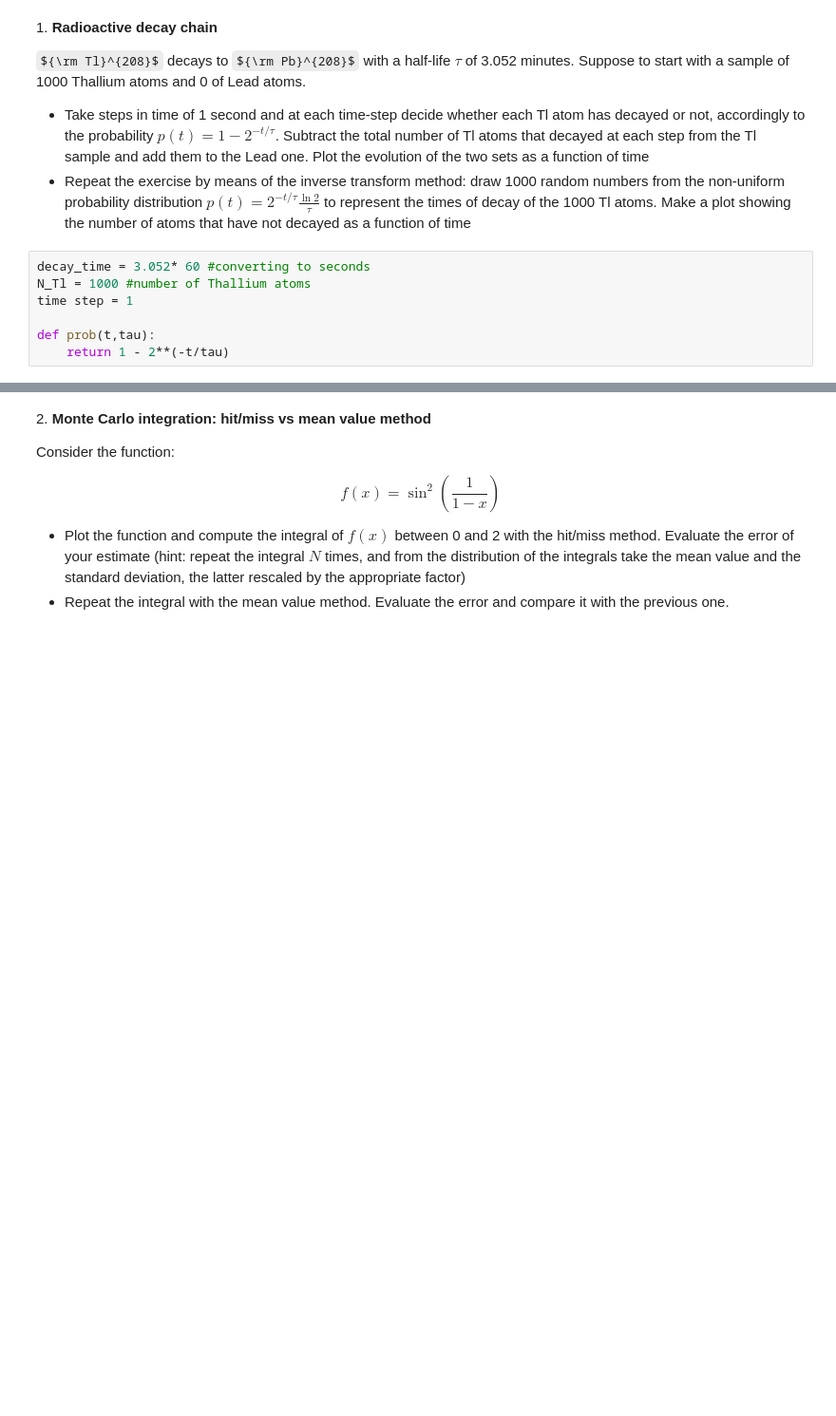
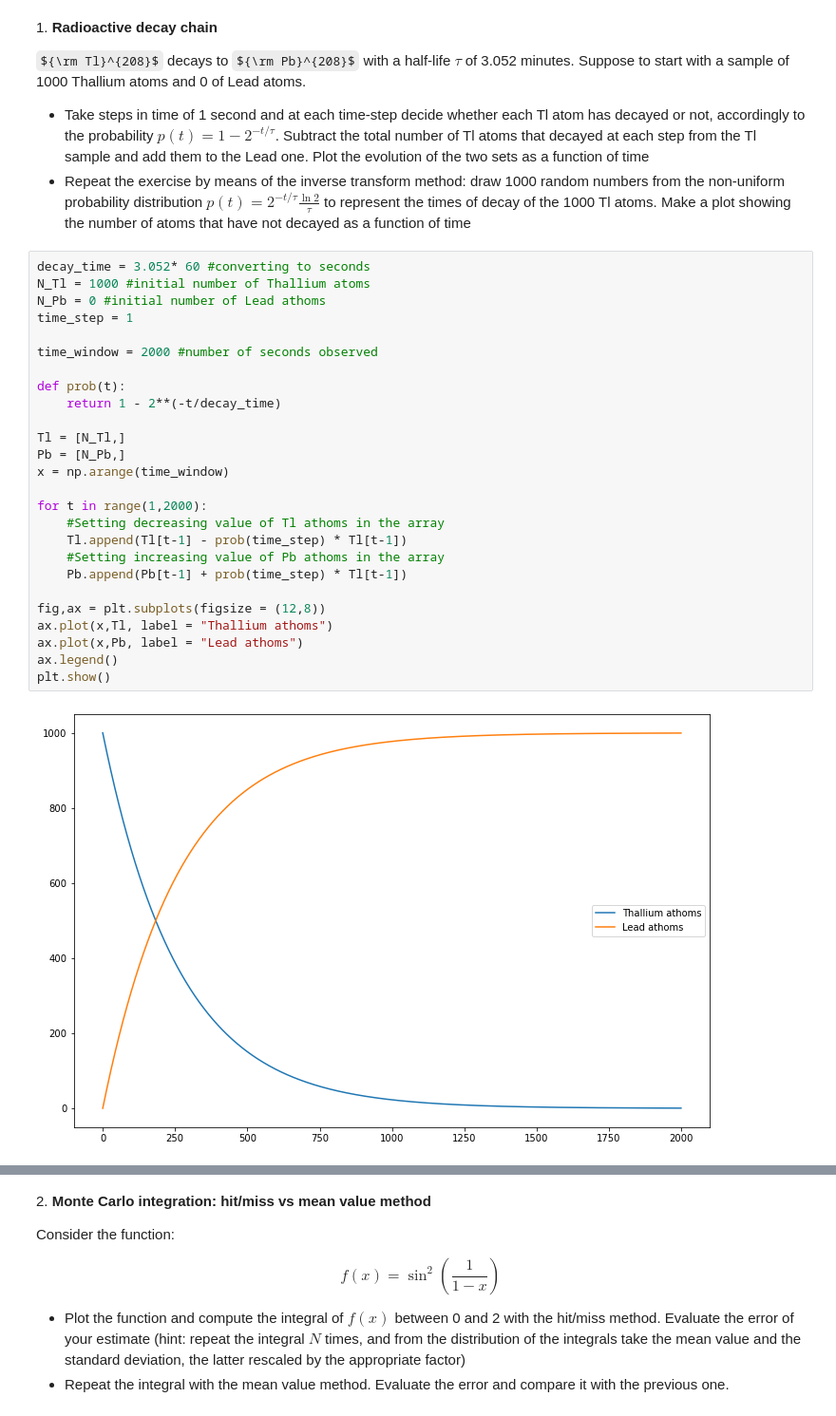
Before and after one commit to zucchett/HighLevelProgramming2021, a Jupyter notebook: 11ex_montecarlo.ipynb, the cells around one changed output, grey strips where cells are left out. Shown at 95% size. Cells and saved outputs as stored; diff of their text form; some formulas as TeX source; blank space fills up the shorter version.

```diff
--- a/11ex_montecarlo.ipynb
+++ b/11ex_montecarlo.ipynb
@@ -9,10 +9,31 @@ ${\rm Tl}^{208}$ decays to ${\rm Pb}^{208}$ with a half-life $\tau$ of 3.052 min
 
 * Take steps in time of 1 second and at each time-step decide whether each Tl atom has decayed or not, accordingly to the probability $p(t)=1-2^{-t/\tau}$. Subtract the total number of Tl atoms that decayed at each step from the Tl sample and add them to the Lead one. Plot the evolution of the two sets as a function of time
 * Repeat the exercise by means of the inverse transform method: draw 1000 random numbers from the non-uniform probability distribution $p(t)=2^{-t/\tau}\frac{\ln 2}{\tau}$ to represent the times of decay of the 1000 Tl atoms. Make a plot showing the number of atoms that have not decayed as a function of time
-# %%
-decay_time = 3.052* 60 #converting to seconds
-N_Tl = 1000 #number of Thallium atoms
-time step = 1
-
-def prob(t,tau):
-    return 1 - 2**(-t/tau)
+# %%
+decay_time = 3.052* 60 #converting to seconds
+N_Tl = 1000 #initial number of Thallium atoms
+N_Pb = 0 #initial number of Lead athoms
+time_step = 1
+
+time_window = 2000 #number of seconds observed
+
+def prob(t):
+    return 1 - 2**(-t/decay_time)
+
+Tl = [N_Tl,]
+Pb = [N_Pb,]
+x = np.arange(time_window)
+
+for t in range(1,2000):
+    #Setting decreasing value of Tl athoms in the array
+    Tl.append(Tl[t-1] - prob(time_step) * Tl[t-1])
+    #Setting increasing value of Pb athoms in the array
+    Pb.append(Pb[t-1] + prob(time_step) * Tl[t-1])
+
+fig,ax = plt.subplots(figsize = (12,8))
+ax.plot(x,Tl, label = "Thallium athoms")
+ax.plot(x,Pb, label = "Lead athoms")
+ax.legend()
+plt.show()
+# %% [output]
+[figure, added]
```
Also changed, not shown: parts of 5 cells of this notebook.
